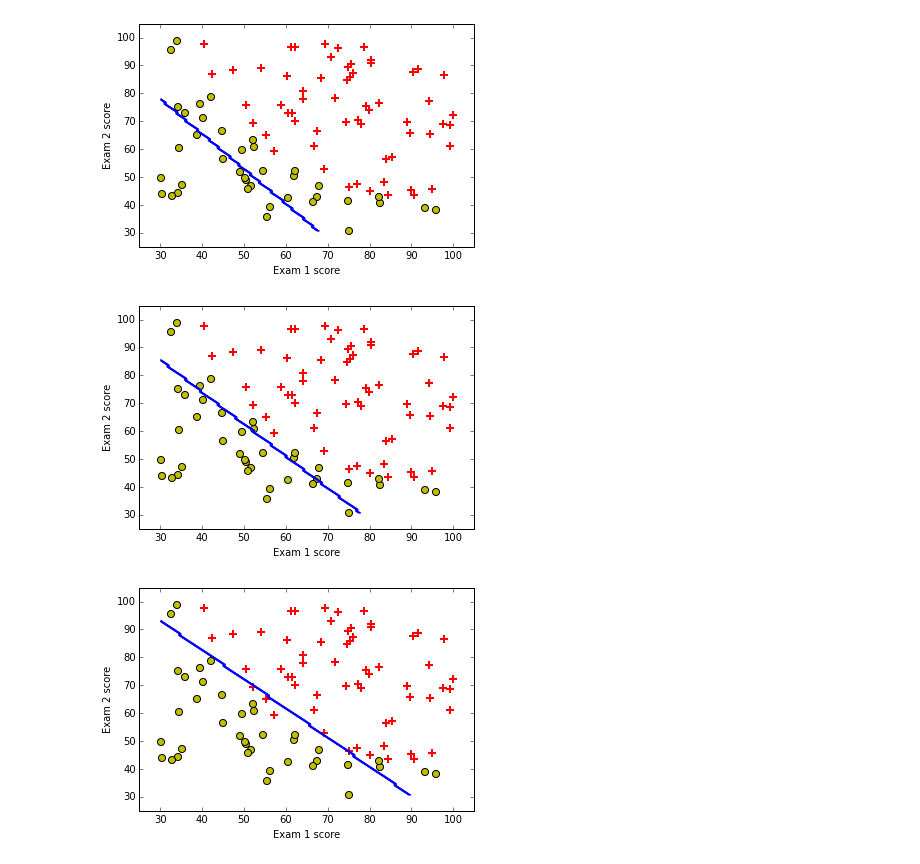
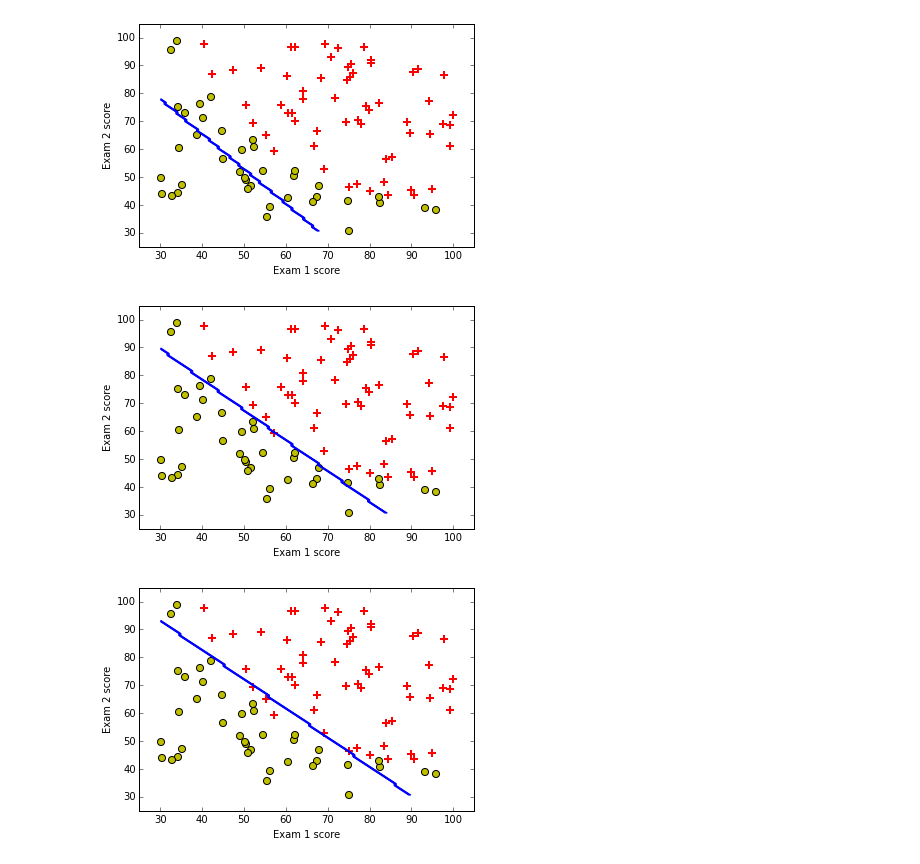
Before and after one commit to rcuevass/BDU-Logistic-and-SVM-clasifier, a Jupyter notebook: Classification_Logistic_SVM-GridSearch.ipynb, the cells around one changed output. Cells and saved outputs as stored; diff of their text form; code cells hidden in the pictures.

```diff
--- a/Classification_Logistic_SVM-GridSearch.ipynb
+++ b/Classification_Logistic_SVM-GridSearch.ipynb
@@ -146,7 +162,7 @@ def LinRegr_Boundary(Cval,color='blue'):
     Note.- Smaller Cval values specify stronger regularization.
     """
     # Read data to dataframe
-    df = pd.read_csv("data/students_admitted.txt")
+    df = pd.read_csv("students_admitted.txt")
     # Get values from it to a numpy array
     mat = df.values
     # Split data into features and labels
@@ -165,9 +181,9 @@ LinRegr_Boundary(0.5)
 # %% [output]
 [figure]
 # %%
-LinRegr_Boundary(1.)
+LinRegr_Boundary(2.)
 # %% [output]
-[figure, old version]
+[figure, new version]
 # %%
 LinRegr_Boundary(1e1)
 # %% [output]
```
Also changed, not shown: parts of 8 cells of this notebook.
